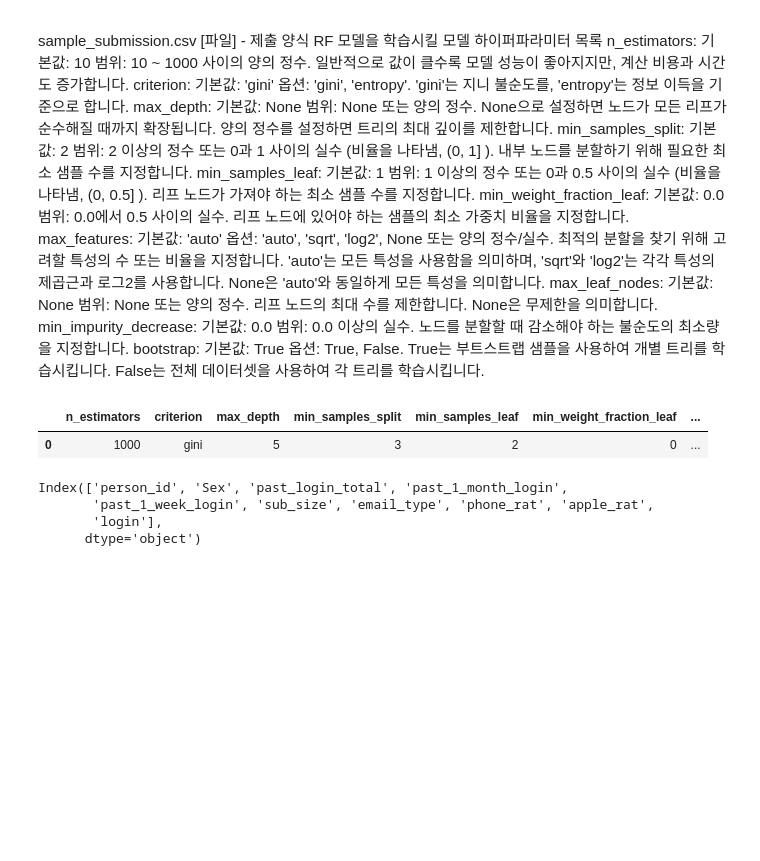
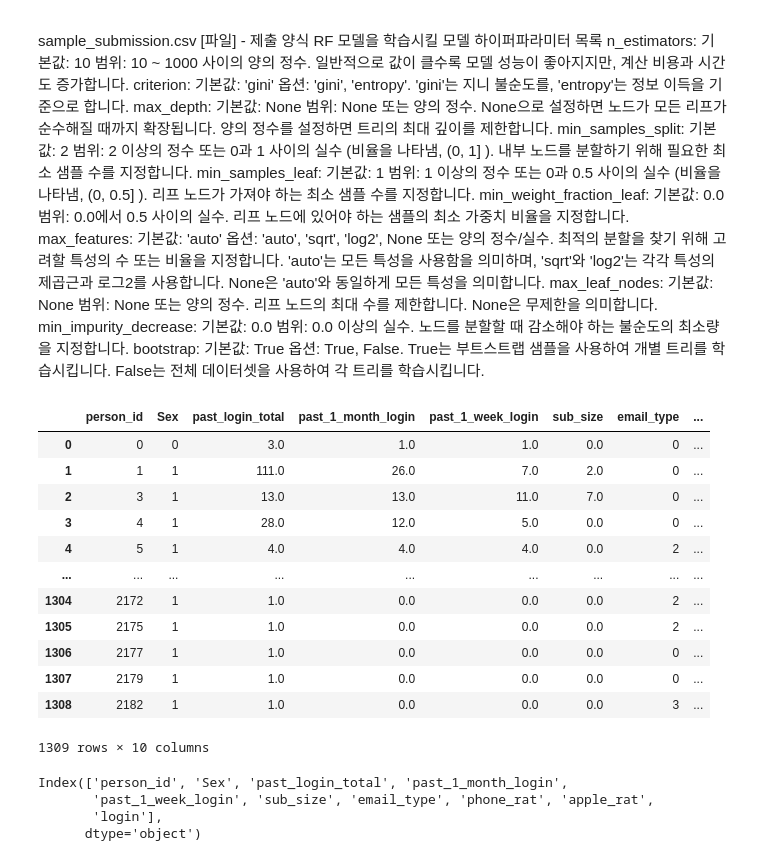
Before and after one commit to gogiri/dacon, a Jupyter notebook: RF_hyper.ipynb, the cells around one changed output. Drawn from its saved outputs; the diff is of its cells as text; code cells hidden in the pictures; blank space fills up the shorter version.

```diff
--- a/RF_hyper.ipynb
+++ b/RF_hyper.ipynb
@@ -58,11 +58,22 @@ import matplotlib as mpl
 # %%
 df = pd.read_csv('./rf/train.csv')
 test = pd.read_csv('rf/sample_submission.csv')
-# %%
-test
-# %% [output]
-|  | n_estimators | criterion | max_depth | min_samples_split | min_samples_leaf | min_weight_fraction_leaf | ... |
-| 0 | 1000 | gini | 5 | 3 | 2 | 0 | ... |
+# %%
+df
+# %% [output]
+|  | person_id | Sex | past_login_total | past_1_month_login | past_1_week_login | sub_size | email_type | ... |
+| 0 | 0 | 0 | 3.0 | 1.0 | 1.0 | 0.0 | 0 | ... |
+| 1 | 1 | 1 | 111.0 | 26.0 | 7.0 | 2.0 | 0 | ... |
+| 2 | 3 | 1 | 13.0 | 13.0 | 11.0 | 7.0 | 0 | ... |
+| 3 | 4 | 1 | 28.0 | 12.0 | 5.0 | 0.0 | 0 | ... |
+| 4 | 5 | 1 | 4.0 | 4.0 | 4.0 | 0.0 | 2 | ... |
+| ... | ... | ... | ... | ... | ... | ... | ... | ... |
+| 1304 | 2172 | 1 | 1.0 | 0.0 | 0.0 | 0.0 | 2 | ... |
+| 1305 | 2175 | 1 | 1.0 | 0.0 | 0.0 | 0.0 | 2 | ... |
+| 1306 | 2177 | 1 | 1.0 | 0.0 | 0.0 | 0.0 | 0 | ... |
+| 1307 | 2179 | 1 | 1.0 | 0.0 | 0.0 | 0.0 | 0 | ... |
+| 1308 | 2182 | 1 | 1.0 | 0.0 | 0.0 | 0.0 | 3 | ... |
+1309 rows × 10 columns
 # %%
 from sklearn.model_selection import LeaveOneOut,train_test_split , GridSearchCV, StratifiedKFold
 from sklearn.ensemble import RandomForestClassifier
```
Also changed, not shown: parts of 6 cells of this notebook, 1 other file.
